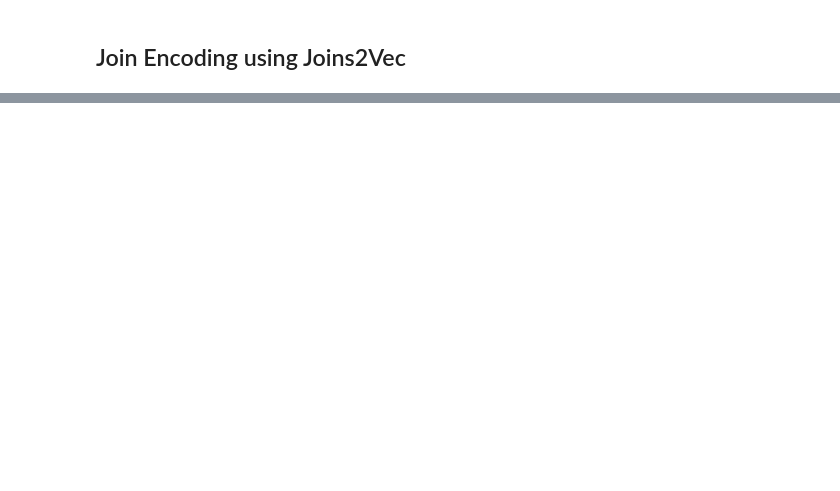
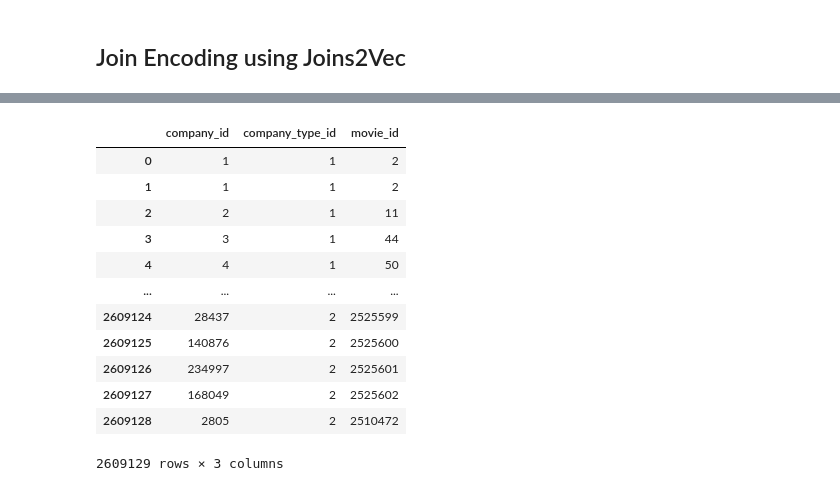
Before and after one commit to Erostrate9/vldb2021_fauce, a Jupyter notebook: colab_notebooks/Fauce.ipynb, the cells around one changed output, grey strips where cells are left out. Cells and saved outputs as stored; diff of their text form; code cells hidden in the pictures; blank space fills up the shorter version.

```diff
--- a/colab_notebooks/Fauce.ipynb
+++ b/colab_notebooks/Fauce.ipynb
@@ -214,0 +461,20 @@ CalledProcessError: Command 'b'source activate qf\ncd /content/vldb2021_fauce/qu
+# %%
+df_mc = pd.read_csv("/content/vldb2021_fauce/queries_featurization/build_graphs/dataset/movie_companies.csv", escapechar='\\')
+df_mc
+# df_mc = df_mc[['company_id', 'company_type_id', 'movie_id']]
+# df_mc = df_mc.dropna()
+# df_mc.to_csv("/content/vldb2021_fauce/queries_featurization/build_graphs/dataset/movie_companies.csv", index=False)
+# %% [output]
+|  | company_id | company_type_id | movie_id |
+| 0 | 1 | 1 | 2 |
+| 1 | 1 | 1 | 2 |
+| 2 | 2 | 1 | 11 |
+| 3 | 3 | 1 | 44 |
+| 4 | 4 | 1 | 50 |
+| ... | ... | ... | ... |
+| 2609124 | 28437 | 2 | 2525599 |
+| 2609125 | 140876 | 2 | 2525600 |
+| 2609126 | 234997 | 2 | 2525601 |
+| 2609127 | 168049 | 2 | 2525602 |
+| 2609128 | 2805 | 2 | 2510472 |
+2609129 rows × 3 columns
```
Also changed, not shown: parts of 71 cells of this notebook.
